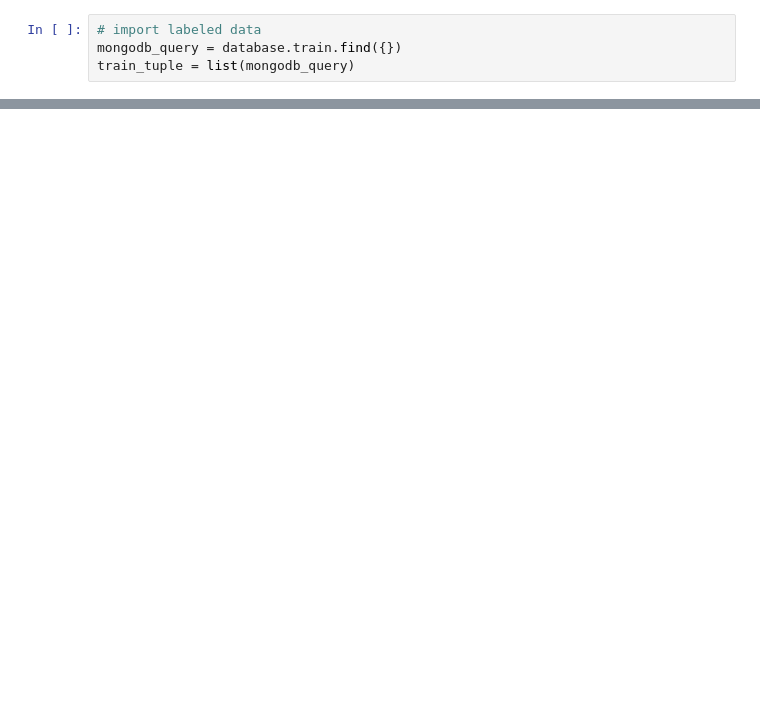
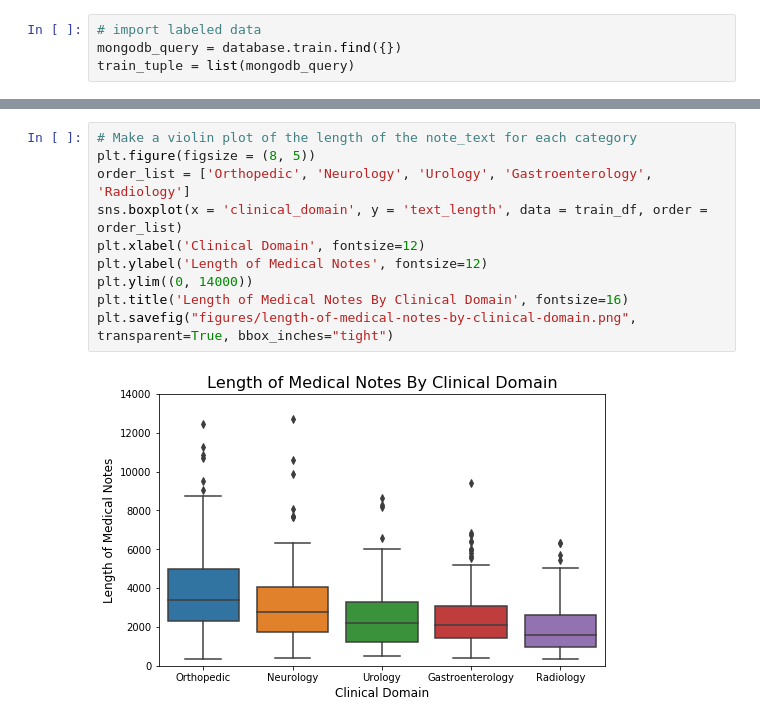
Before and after one commit to harrisonized/medical-notes-kaggle, a Jupyter notebook: eda.ipynb, the cells around one changed output, grey strips where cells are left out. Cells and saved outputs as stored; diff of their text form; blank space fills up the shorter version.

```diff
--- a/eda.ipynb
+++ b/eda.ipynb
@@ -54,0 +85,12 @@ train_df
+# %%
+# Make a violin plot of the length of the note_text for each category
+plt.figure(figsize = (8, 5))
+order_list = ['Orthopedic', 'Neurology', 'Urology', 'Gastroenterology', 'Radiology']
+sns.boxplot(x = 'clinical_domain', y = 'text_length', data = train_df, order = order_list)
+plt.xlabel('Clinical Domain', fontsize=12)
+plt.ylabel('Length of Medical Notes', fontsize=12)
+plt.ylim((0, 14000))
+plt.title('Length of Medical Notes By Clinical Domain', fontsize=16)
+plt.savefig("figures/length-of-medical-notes-by-clinical-domain.png", transparent=True, bbox_inches="tight")
+# %% [output]
+[figure, added]
```
Also changed, not shown: parts of 9 cells of this notebook, 3 other files.
